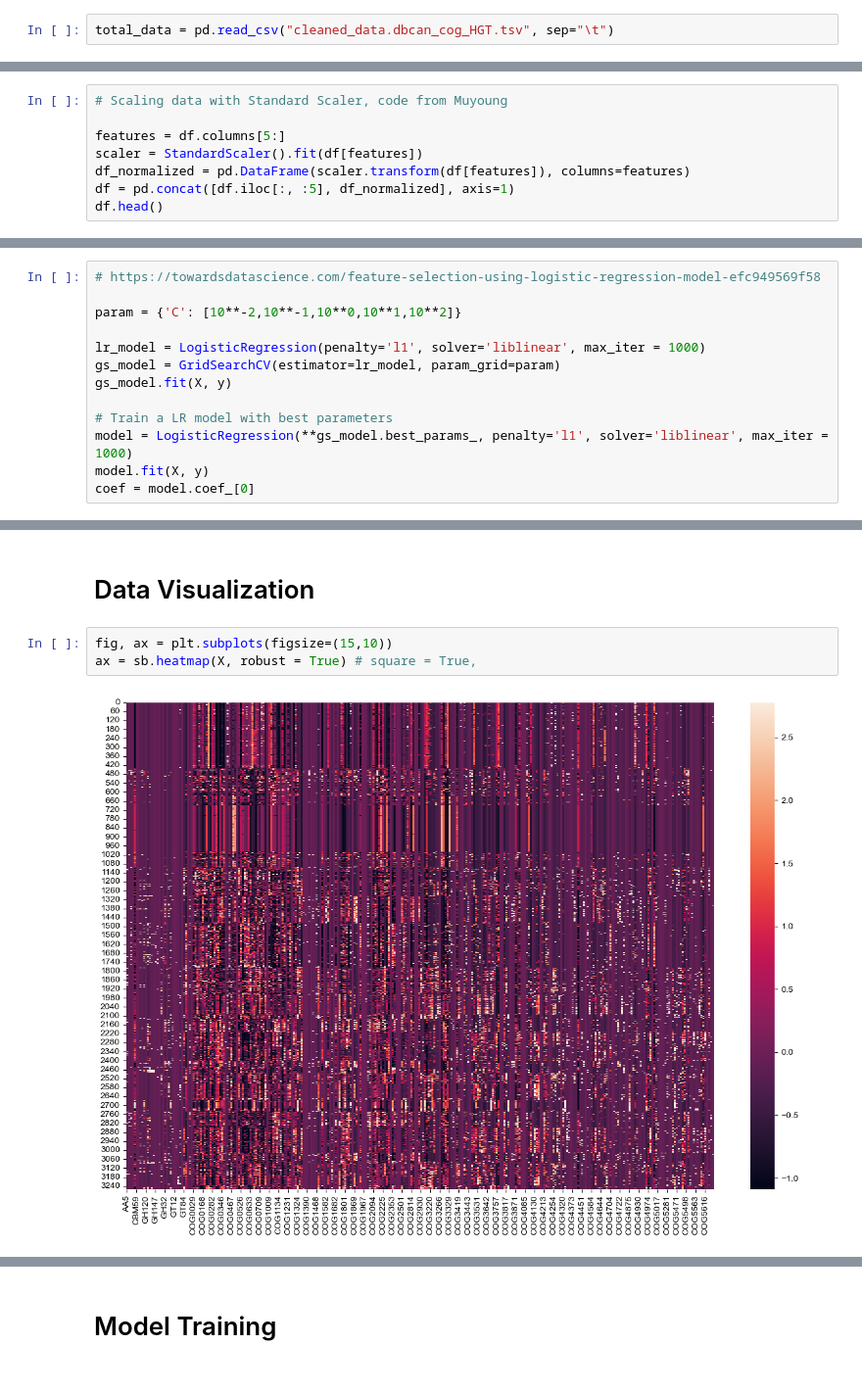
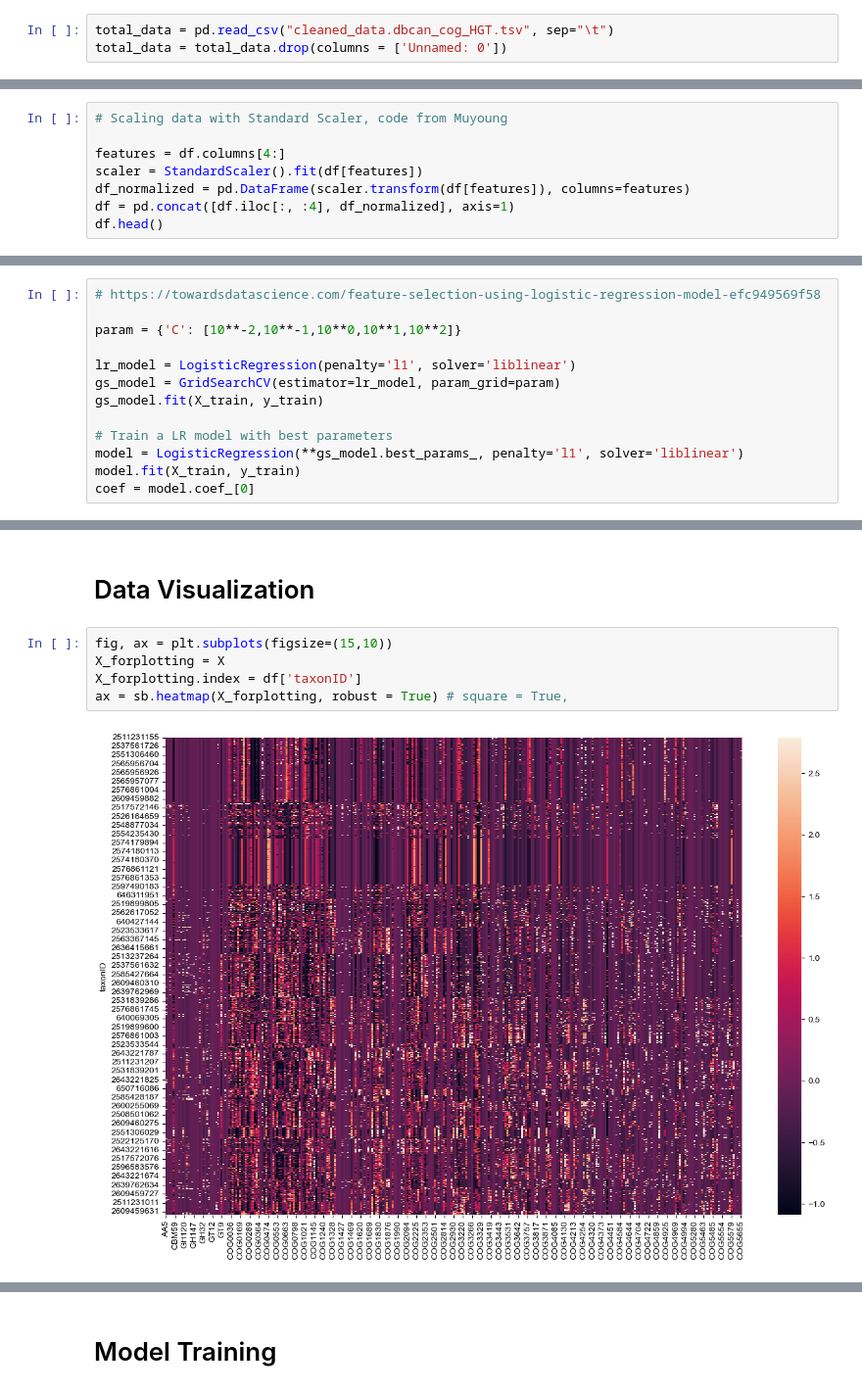
Before and after one commit to ajlukasiewicz/Team_9_MacLearn, a Jupyter notebook: Sarah_Classification.ipynb, the cells around one changed output, grey strips where cells are left out. Shown at 98% size. Drawn from its saved outputs; the diff is of its cells as text.

```diff
--- a/Sarah_Classification.ipynb
+++ b/Sarah_Classification.ipynb
@@ -29,6 +29,7 @@ from sklearn.metrics import precision_recall_curve
 matplotlib.rcParams['font.family'] = ['arial']
 # %%
 total_data = pd.read_csv("cleaned_data.dbcan_cog_HGT.tsv", sep="\t")
+total_data = total_data.drop(columns = ['Unnamed: 0'])
 # %%
 print(total_data.shape)
 total_data.head()
@@ -61,9 +63,9 @@ df.head()
 # %%
 # Scaling data with Standard Scaler, code from Muyoung
 
-features = df.columns[5:]
+features = df.columns[4:]
 scaler = StandardScaler().fit(df[features])
 df_normalized = pd.DataFrame(scaler.transform(df[features]), columns=features)
-df = pd.concat([df.iloc[:, :5], df_normalized], axis=1)
+df = pd.concat([df.iloc[:, :4], df_normalized], axis=1)
 df.head()
 # %% [output]
@@ -92,12 +169,12 @@ X_train, X_test, y_train, y_test = train_test_split(X, y, test_size=0.33, strati
 
 param = {'C': [10**-2,10**-1,10**0,10**1,10**2]}
 
-lr_model = LogisticRegression(penalty='l1', solver='liblinear', max_iter = 1000)
+lr_model = LogisticRegression(penalty='l1', solver='liblinear')
 gs_model = GridSearchCV(estimator=lr_model, param_grid=param)
-gs_model.fit(X, y)
+gs_model.fit(X_train, y_train)
 
 # Train a LR model with best parameters
-model = LogisticRegression(**gs_model.best_params_, penalty='l1', solver='liblinear', max_iter = 1000)
-model.fit(X, y)
+model = LogisticRegression(**gs_model.best_params_, penalty='l1', solver='liblinear')
+model.fit(X_train, y_train)
 coef = model.coef_[0]
 # %%
@@ -121,6 +202,8 @@ Index(['AA5', 'CBM25', 'CBM4', 'CBM40', 'CBM48', 'CBM59', 'CBM62', 'CE2',
 # Data Visualization
 # %%
 fig, ax = plt.subplots(figsize=(15,10))
-ax = sb.heatmap(X, robust = True) # square = True,
+X_forplotting = X
+X_forplotting.index = df['taxonID']
+ax = sb.heatmap(X_forplotting, robust = True) # square = True,
 # %% [output]
-[figure, old version]
+[figure, new version]
```
Also changed, not shown: parts of 21 cells of this notebook.
